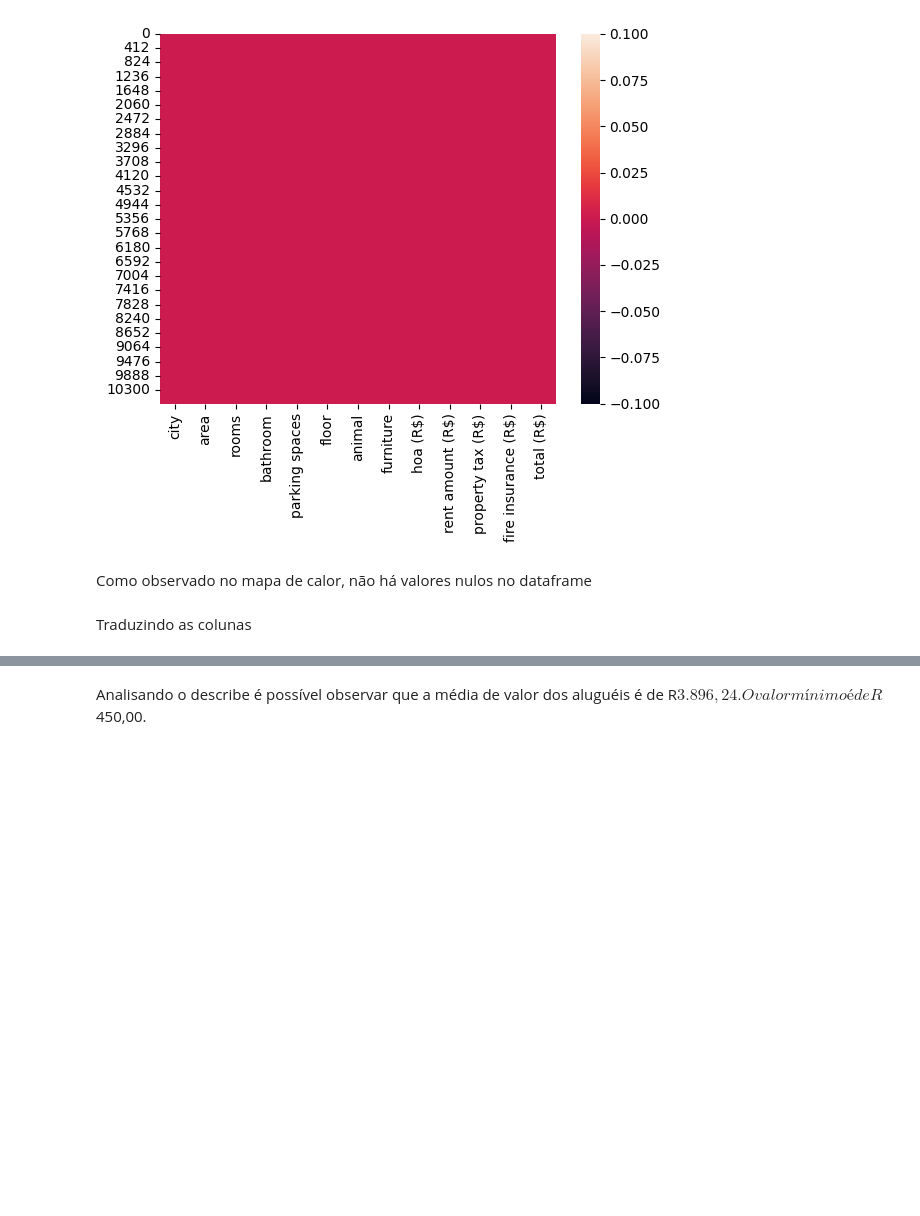
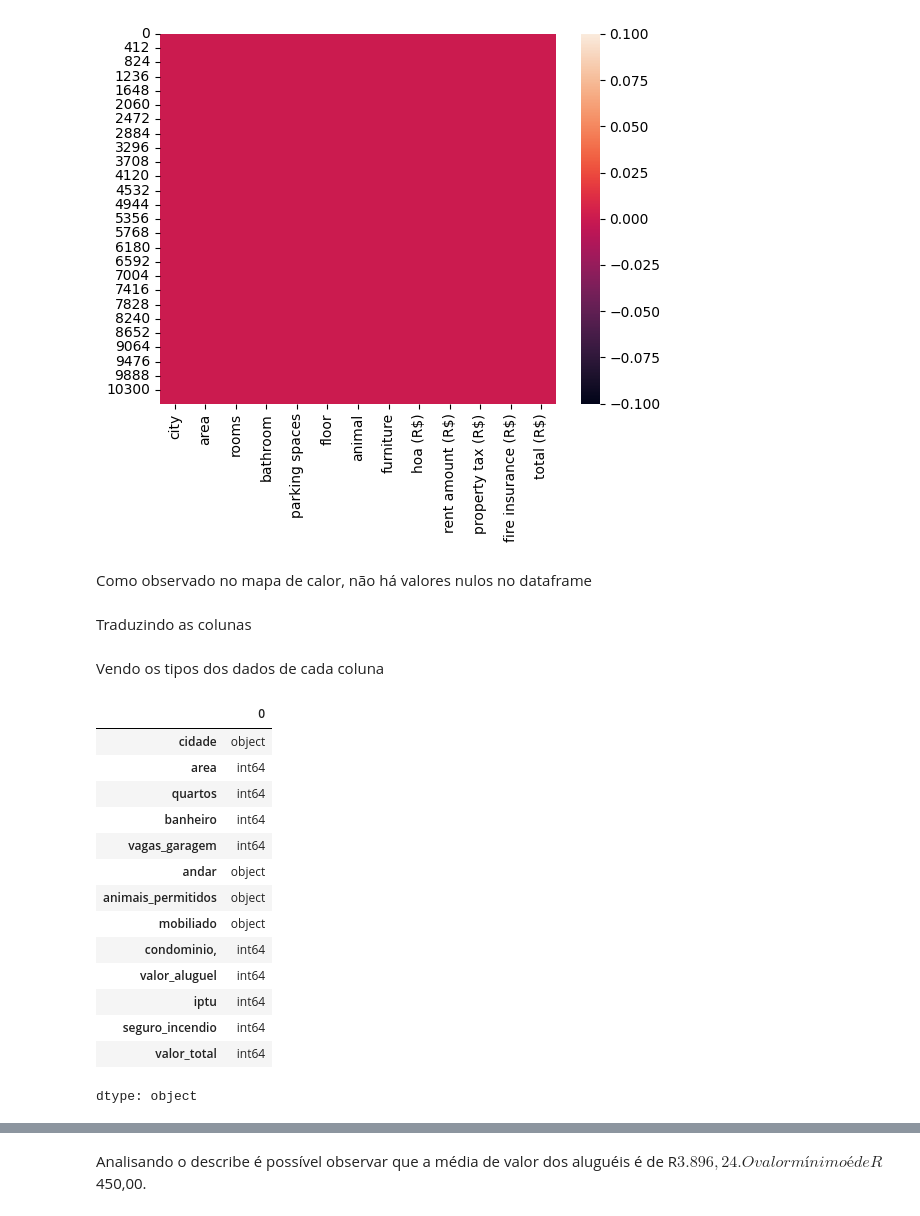
Before and after one commit to Pamplona-C/Notebooks, a Jupyter notebook: IniciaçãoCIentífica.ipynb, the cells around one changed output, grey strips where cells are left out. Cells and saved outputs as stored; diff of their text form; code cells hidden in the pictures; blank space fills up the shorter version.

```diff
--- a/IniciaçãoCIentífica.ipynb
+++ b/IniciaçãoCIentífica.ipynb
@@ -91 +109,21 @@ df = df.rename(columns = {
 })
+# %% [markdown]
+Vendo os tipos dos dados de cada coluna
+# %%
+df.dtypes
+# %% [output]
+|  | 0 |
+| cidade | object |
+| area | int64 |
+| quartos | int64 |
+| banheiro | int64 |
+| vagas_garagem | int64 |
+| andar | object |
+| animais_permitidos | object |
+| mobiliado | object |
+| condominio, | int64 |
+| valor_aluguel | int64 |
+| iptu | int64 |
+| seguro_incendio | int64 |
+| valor_total | int64 |
+dtype: object
```
Also changed, not shown: parts of 11 cells of this notebook.
